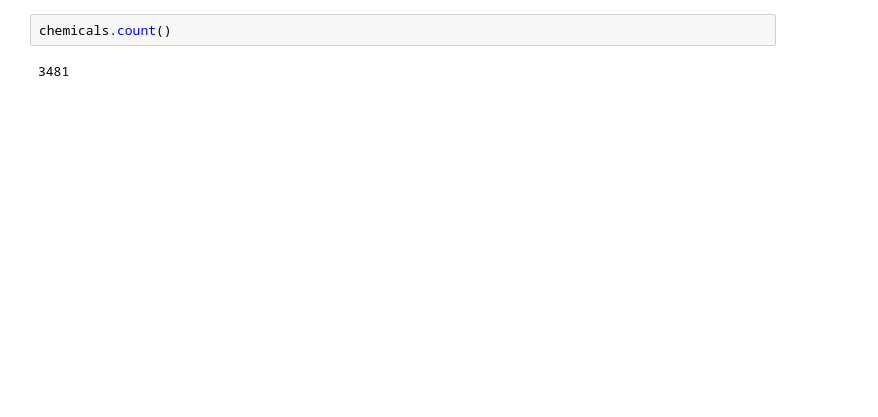
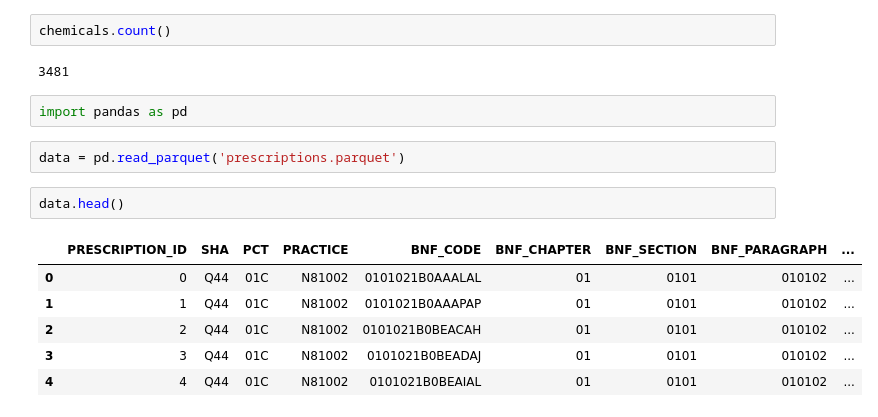
Before and after one commit to Sambeth/dend-capstone-project, a Jupyter notebook: data_wrangling.ipynb, the cells around one changed output. Saved outputs shown, nothing was run; the diff lists cells and outputs as text; blank space fills up the shorter version.

```diff
--- a/data_wrangling.ipynb
+++ b/data_wrangling.ipynb
@@ -288,3 +300,16 @@ practice_prescribing.filter("BNF_CODE = '0202040T0AAAAAA'").collect()
 chemicals.count()
 # %% [output]
 3481
+# %%
+import pandas as pd
+# %%
+data = pd.read_parquet('prescriptions.parquet')
+# %%
+data.head()
+# %% [output]
+|  | PRESCRIPTION_ID | SHA | PCT | PRACTICE | BNF_CODE | BNF_CHAPTER | BNF_SECTION | BNF_PARAGRAPH | ... |
+| 0 | 0 | Q44 | 01C | N81002 | 0101021B0AAALAL | 01 | 0101 | 010102 | ... |
+| 1 | 1 | Q44 | 01C | N81002 | 0101021B0AAAPAP | 01 | 0101 | 010102 | ... |
+| 2 | 2 | Q44 | 01C | N81002 | 0101021B0BEACAH | 01 | 0101 | 010102 | ... |
+| 3 | 3 | Q44 | 01C | N81002 | 0101021B0BEADAJ | 01 | 0101 | 010102 | ... |
+| 4 | 4 | Q44 | 01C | N81002 | 0101021B0BEAIAL | 01 | 0101 | 010102 | ... |
```
Also changed, not shown: parts of 6 cells of this notebook, 12 other files.
